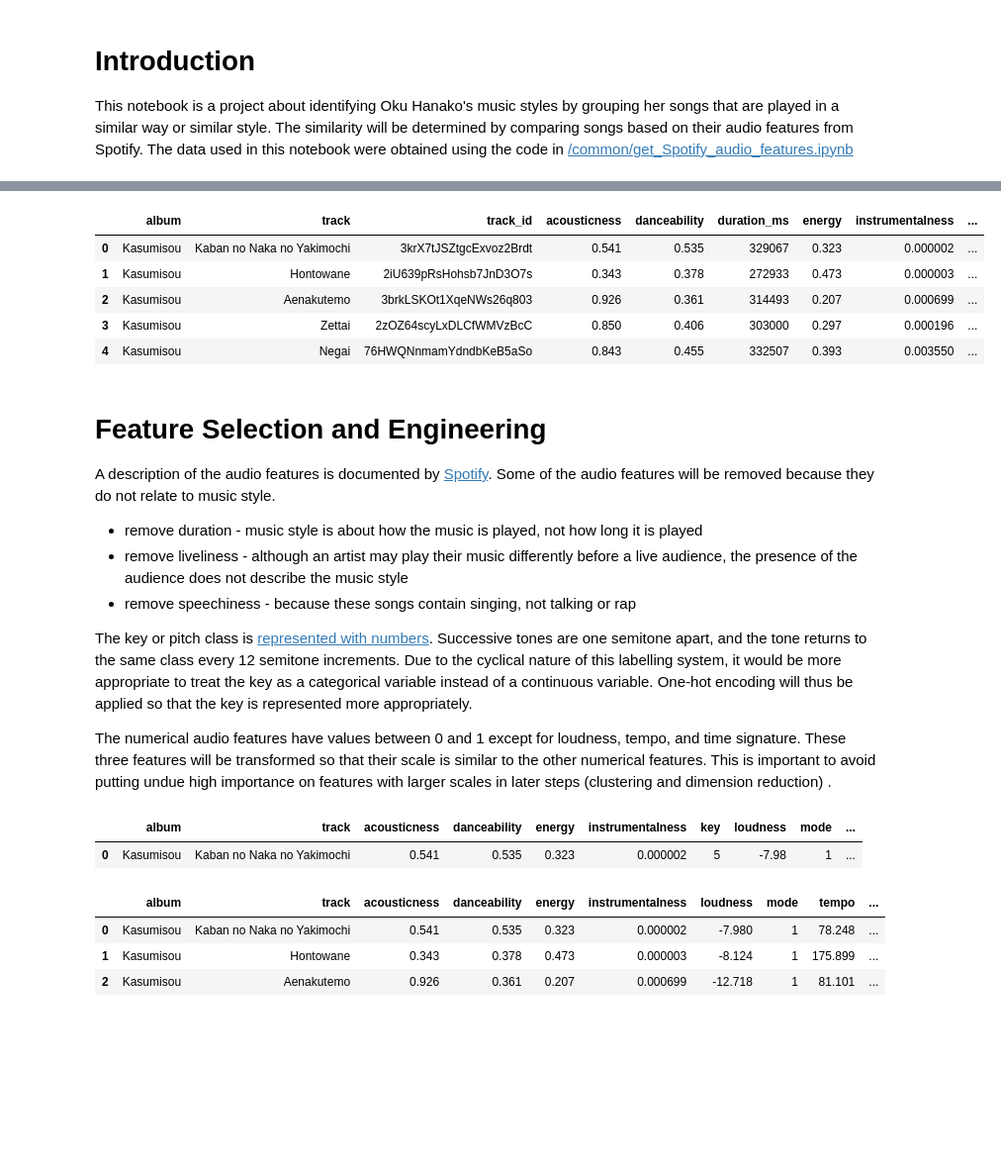
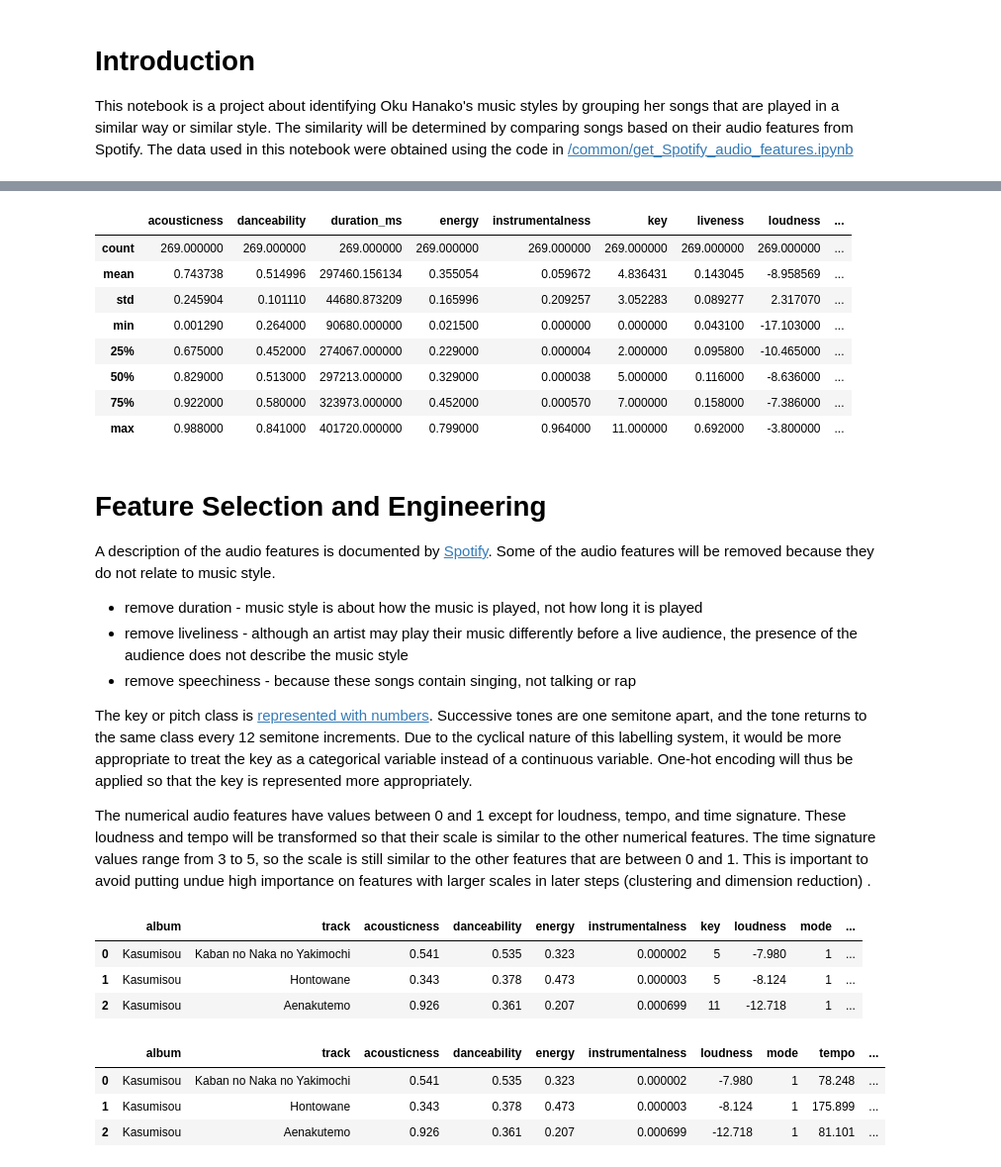
Before and after one commit to echodeltafour/data-science-adventures, a Jupyter notebook: clustering/Oku_Hanako_songs.ipynb, the cells around one changed output, grey strips where cells are left out. Shown at 99% size. Saved outputs shown, nothing was run; the diff lists cells and outputs as text; code cells hidden in the pictures; blank space fills up the shorter version.

```diff
--- a/clustering/Oku_Hanako_songs.ipynb
+++ b/clustering/Oku_Hanako_songs.ipynb
@@ -40,27 +41,34 @@ Mounted at /content/drive
 # %%
 """Define paths and load file audio features"""
 
 # Main path in Google Drive
 home_path = '/content/drive/My Drive/Colab Notebooks'
 
 # Path to save data
 data_path = f'{home_path}/Data/Spotify audio features'
 
 # File name
 save_file_name = 'oku_hanako_audio_features.csv'
 
 # Load file
 all_songs_features = pd.read_csv(f'{data_path}/{save_file_name}')
 
+# This command won't work until the pip installation is updated
+#all_songs_features.drop(['album', 'track', 'track_id'], axis=1).profile_report(style={'full_width':True})
 
-all_songs_features.head(5)
+#pandas_profiling.ProfileReport(all_songs_features)
+
+all_songs_features.drop(['album', 'track', 'track_id'], axis=1).describe()
 # %% [output]
-|  | album | track | track_id | acousticness | danceability | duration_ms | energy | instrumentalness | ... |
-| 0 | Kasumisou | Kaban no Naka no Yakimochi | 3krX7tJSZtgcExvoz2Brdt | 0.541 | 0.535 | 329067 | 0.323 | 0.000002 | ... |
-| 1 | Kasumisou | Hontowane | 2iU639pRsHohsb7JnD3O7s | 0.343 | 0.378 | 272933 | 0.473 | 0.000003 | ... |
-| 2 | Kasumisou | Aenakutemo | 3brkLSKOt1XqeNWs26q803 | 0.926 | 0.361 | 314493 | 0.207 | 0.000699 | ... |
-| 3 | Kasumisou | Zettai | 2zOZ64scyLxDLCfWMVzBcC | 0.850 | 0.406 | 303000 | 0.297 | 0.000196 | ... |
-| 4 | Kasumisou | Negai | 76HWQNnmamYdndbKeB5aSo | 0.843 | 0.455 | 332507 | 0.393 | 0.003550 | ... |
+|  | acousticness | danceability | duration_ms | energy | instrumentalness | key | liveness | loudness | ... |
+| count | 269.000000 | 269.000000 | 269.000000 | 269.000000 | 269.000000 | 269.000000 | 269.000000 | 269.000000 | ... |
+| mean | 0.743738 | 0.514996 | 297460.156134 | 0.355054 | 0.059672 | 4.836431 | 0.143045 | -8.958569 | ... |
+| std | 0.245904 | 0.101110 | 44680.873209 | 0.165996 | 0.209257 | 3.052283 | 0.089277 | 2.317070 | ... |
+| min | 0.001290 | 0.264000 | 90680.000000 | 0.021500 | 0.000000 | 0.000000 | 0.043100 | -17.103000 | ... |
+| 25% | 0.675000 | 0.452000 | 274067.000000 | 0.229000 | 0.000004 | 2.000000 | 0.095800 | -10.465000 | ... |
+| 50% | 0.829000 | 0.513000 | 297213.000000 | 0.329000 | 0.000038 | 5.000000 | 0.116000 | -8.636000 | ... |
+| 75% | 0.922000 | 0.580000 | 323973.000000 | 0.452000 | 0.000570 | 7.000000 | 0.158000 | -7.386000 | ... |
+| max | 0.988000 | 0.841000 | 401720.000000 | 0.799000 | 0.964000 | 11.000000 | 0.692000 | -3.800000 | ... |
 # %% [markdown]
 # Feature Selection and Engineering
 
@@ -78,7 +86,8 @@ Due to the cyclical nature of this labelling system, it would be more appropriat
 One-hot encoding will thus be applied so that the key is represented more appropriately.
 
 The numerical audio features have values between 0 and 1 except for loudness, tempo, and time signature.
-These three features will be transformed so that their scale is similar to the other numerical features.
+These loudness and tempo will be transformed so that their scale is similar to the other numerical features.
+The time signature values range from 3 to 5, so the scale is still similar to the other features that are between 0 and 1.
 This is important to avoid putting undue high importance on features with larger scales in later steps (clustering and dimension reduction) .
 # %%
 """Keep selected features"""
@@ -100,10 +109,12 @@ columns_to_keep = ['album', 'track'
 # Keep selected features
 selected_songs_features = all_songs_features[columns_to_keep]
 
-selected_songs_features.head(1)
+selected_songs_features.head(3)
 # %% [output]
 |  | album | track | acousticness | danceability | energy | instrumentalness | key | loudness | mode | ... |
-| 0 | Kasumisou | Kaban no Naka no Yakimochi | 0.541 | 0.535 | 0.323 | 0.000002 | 5 | -7.98 | 1 | ... |
+| 0 | Kasumisou | Kaban no Naka no Yakimochi | 0.541 | 0.535 | 0.323 | 0.000002 | 5 | -7.980 | 1 | ... |
+| 1 | Kasumisou | Hontowane | 0.343 | 0.378 | 0.473 | 0.000003 | 5 | -8.124 | 1 | ... |
+| 2 | Kasumisou | Aenakutemo | 0.926 | 0.361 | 0.207 | 0.000699 | 11 | -12.718 | 1 | ... |
 # %%
 def one_hot_encode_key(df):
   """
```
Also changed, not shown: parts of 4 cells of this notebook.
